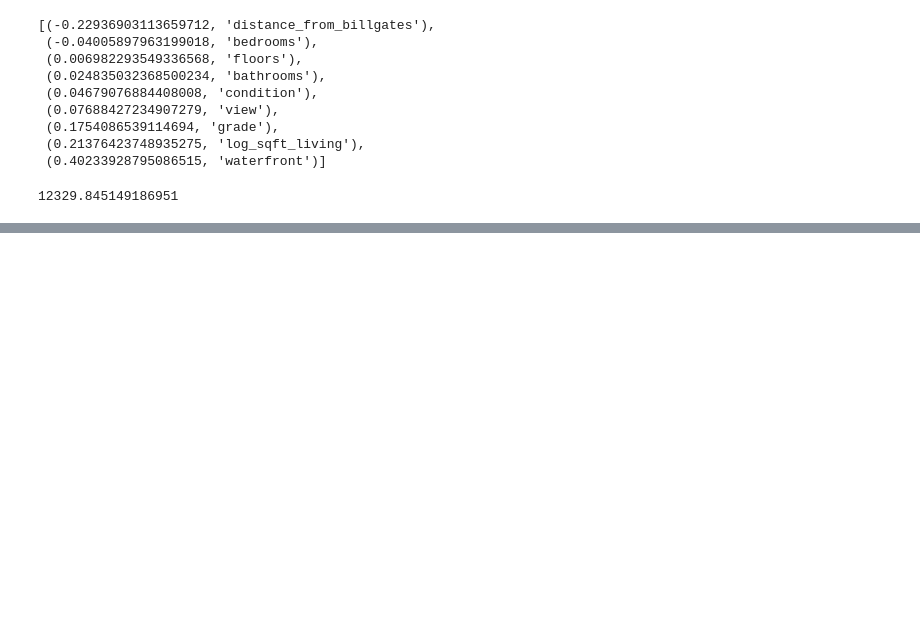
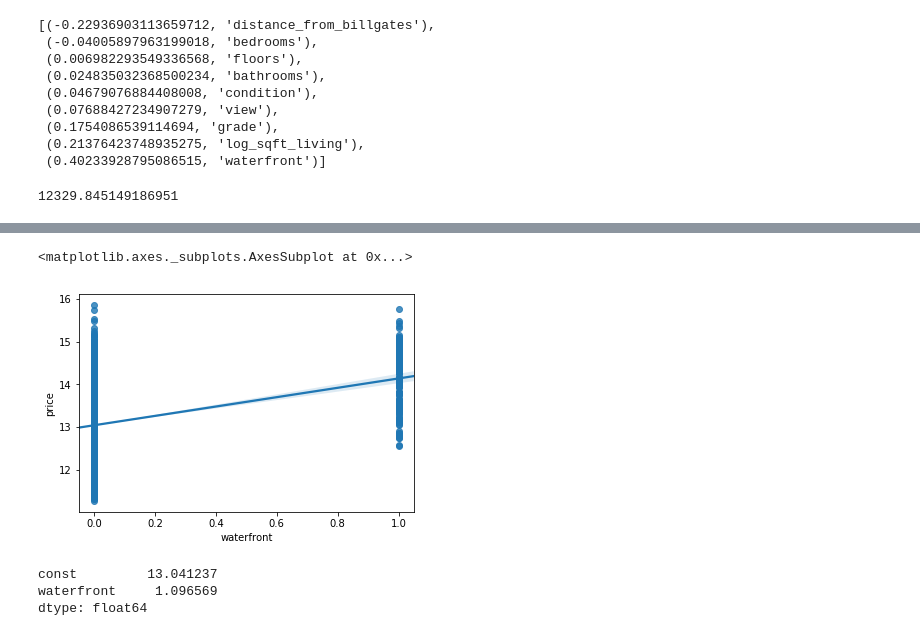
Before and after one commit to allisonhonold/dsc-v2-mod1-final-project-seattle-ds-080519, a Jupyter notebook: allison_data_pipe.ipynb, the cells around one changed output, grey strips where cells are left out. Drawn from its saved outputs; the diff is of its cells as text; code cells hidden in the pictures; blank space fills up the shorter version.

```diff
--- a/allison_data_pipe.ipynb
+++ b/allison_data_pipe.ipynb
@@ -121,0 +172,17 @@ dist_from_bill(1,1)
+# %%
+sns.regplot(waterfront_1_df['waterfront'],y3)
+# %% [output]
+<matplotlib.axes._subplots.AxesSubplot at 0x...>
+[figure, added]
+# %%
+waterfront_1_df = df[(df['waterfront']==1)|(df['waterfront']==0)]
+y3 = np.log(waterfront_1_df['price'])
+
+X3 = sm.add_constant(waterfront_1_df['waterfront'])
+model = sm.OLS(y3,X3)
+results = model.fit()
+results.params
+# %% [output]
+const         13.041237
+waterfront     1.096569
+dtype: float64
```
Also changed, not shown: parts of 8 cells of this notebook.
